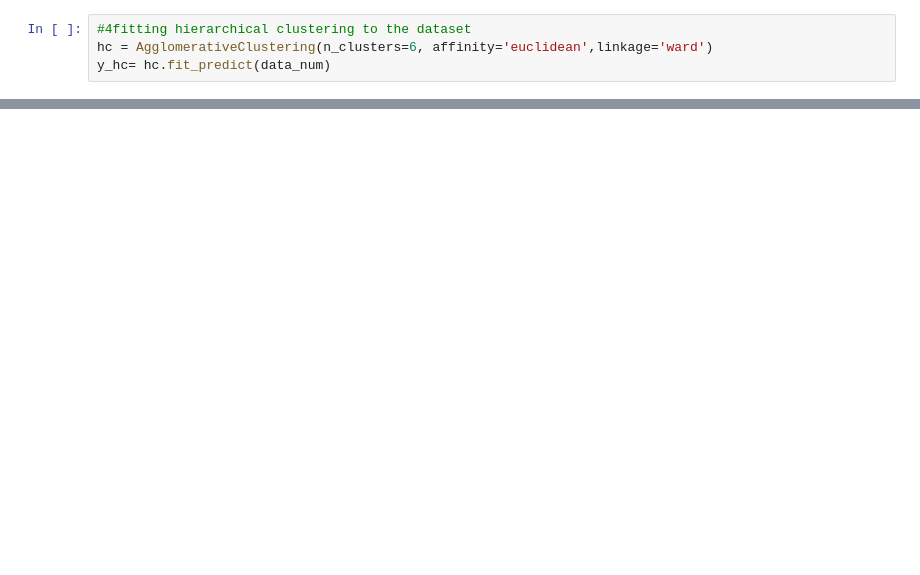
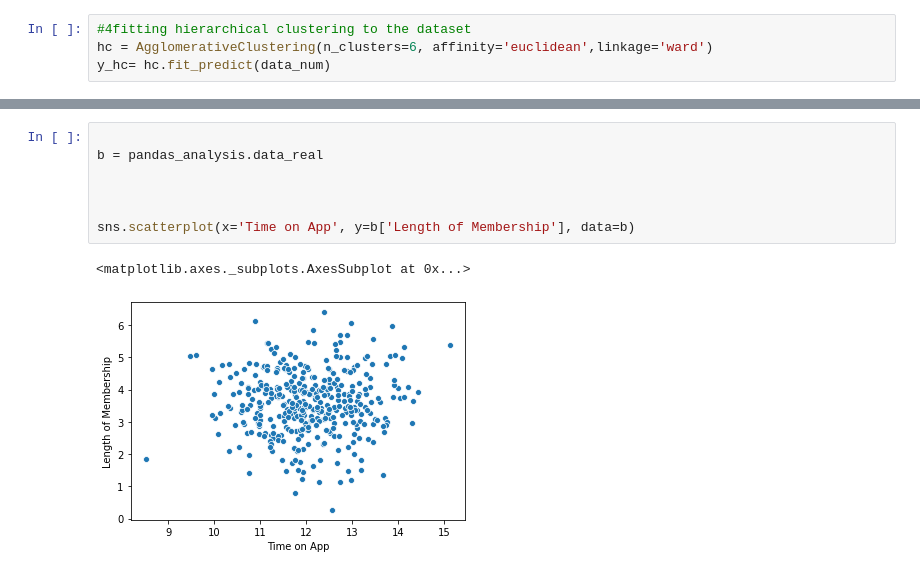
Before and after one commit to JustinSms/Ecommerce_clustering, a Jupyter notebook: test.max.ipynb, the cells around one changed output, grey strips where cells are left out. Cells and saved outputs as stored; diff of their text form; blank space fills up the shorter version.

```diff
--- a/test.max.ipynb
+++ b/test.max.ipynb
@@ -44,0 +75,10 @@ plt.scatter(x[y_hc == 5, 0], x[y_hc == 5, 1], s = 50, c = 'blue')
+# %%
+
+b = pandas_analysis.data_real
+
+
+
+sns.scatterplot(x='Time on App', y=b['Length of Membership'], data=b)
+# %% [output]
+<matplotlib.axes._subplots.AxesSubplot at 0x...>
+[figure, added]
```
Also changed, not shown: parts of 5 cells of this notebook.
